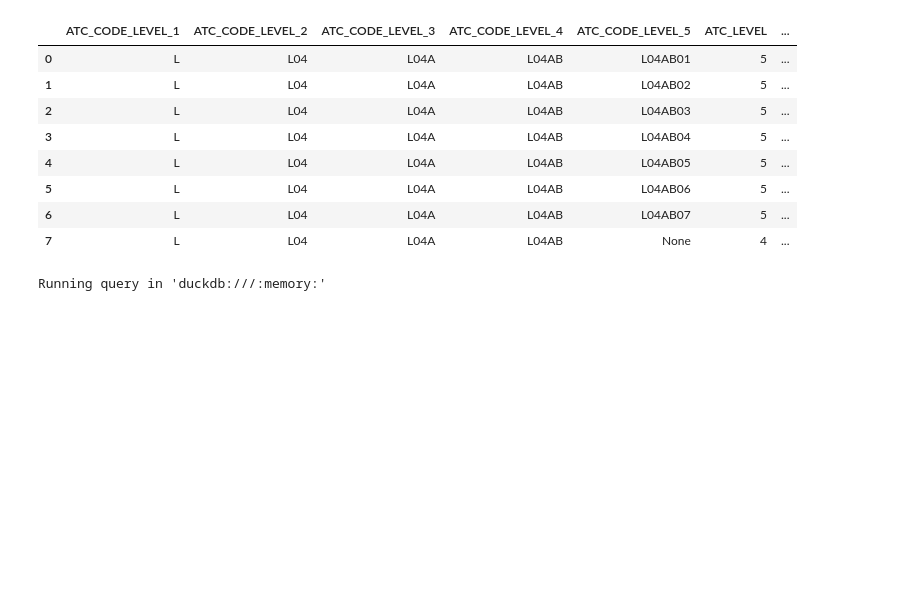
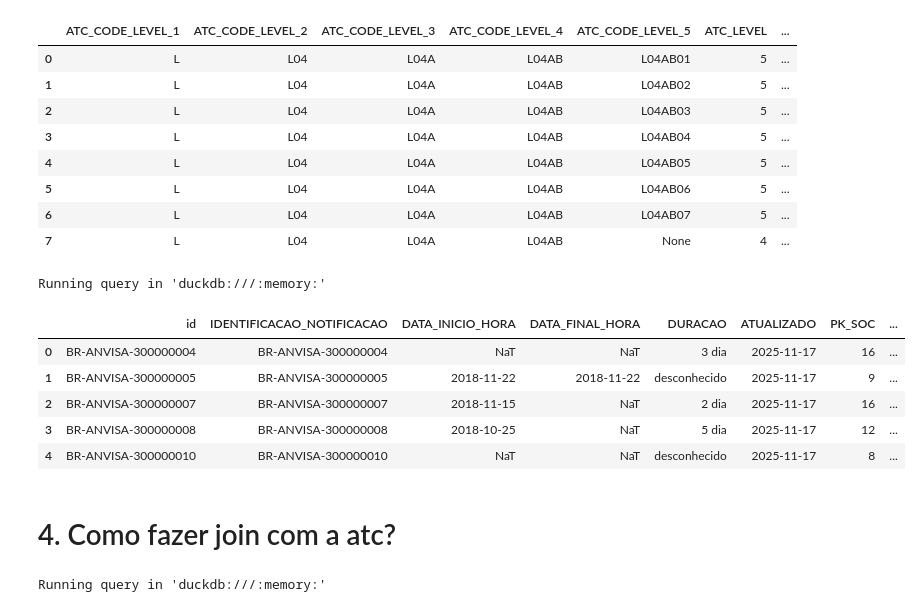
Before and after one commit to mlab-inf-ufrgs/vigimed, a Jupyter notebook: eda/analytics.ipynb, the cells around one changed output. Drawn from its saved outputs; the diff is of its cells as text; code cells hidden in the pictures; blank space fills up the shorter version.

```diff
--- a/eda/analytics.ipynb
+++ b/eda/analytics.ipynb
@@ -63,6 +98,20 @@ Running query in 'duckdb:///:memory:'
 | 5 | L | L04 | L04A | L04AB | L04AB06 | 5 | ... |
 | 6 | L | L04 | L04A | L04AB | L04AB07 | 5 | ... |
 | 7 | L | L04 | L04A | L04AB | None | 4 | ... |
+# %%
+%%sql
+select * from fat_reacoes
+LIMIT 5
+# %% [output]
+Running query in 'duckdb:///:memory:'
+|  | id | IDENTIFICACAO_NOTIFICACAO | DATA_INICIO_HORA | DATA_FINAL_HORA | DURACAO | ATUALIZADO | PK_SOC | ... |
+| 0 | BR-ANVISA-300000004 | BR-ANVISA-300000004 | NaT | NaT | 3 dia | 2025-11-17 | 16 | ... |
+| 1 | BR-ANVISA-300000005 | BR-ANVISA-300000005 | 2018-11-22 | 2018-11-22 | desconhecido | 2025-11-17 | 9 | ... |
+| 2 | BR-ANVISA-300000007 | BR-ANVISA-300000007 | 2018-11-15 | NaT | 2 dia | 2025-11-17 | 16 | ... |
+| 3 | BR-ANVISA-300000008 | BR-ANVISA-300000008 | 2018-10-25 | NaT | 5 dia | 2025-11-17 | 12 | ... |
+| 4 | BR-ANVISA-300000010 | BR-ANVISA-300000010 | NaT | NaT | desconhecido | 2025-11-17 | 8 | ... |
+# %% [markdown]
+# 4. Como fazer join com a atc?
 # %%
 %%sql
 
```
Also changed, not shown: parts of 9 cells of this notebook, 5 other files.
